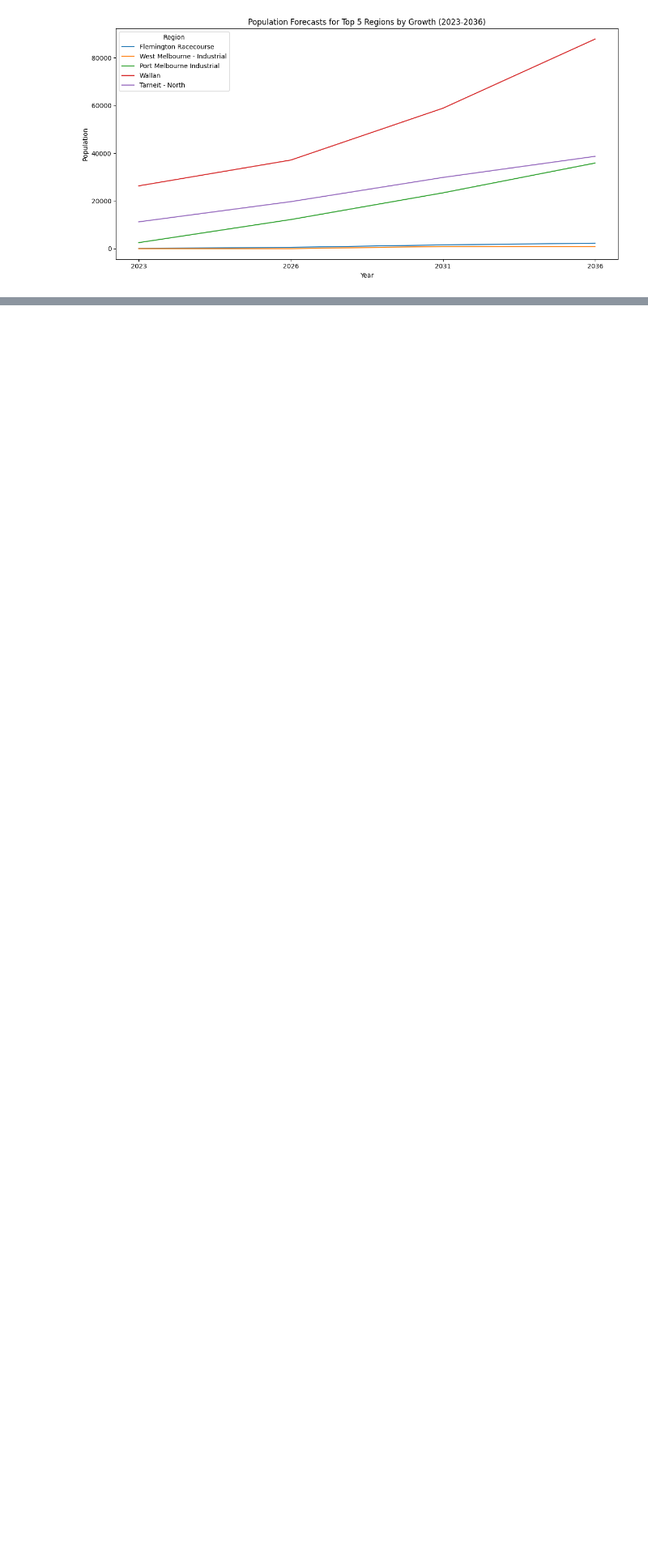
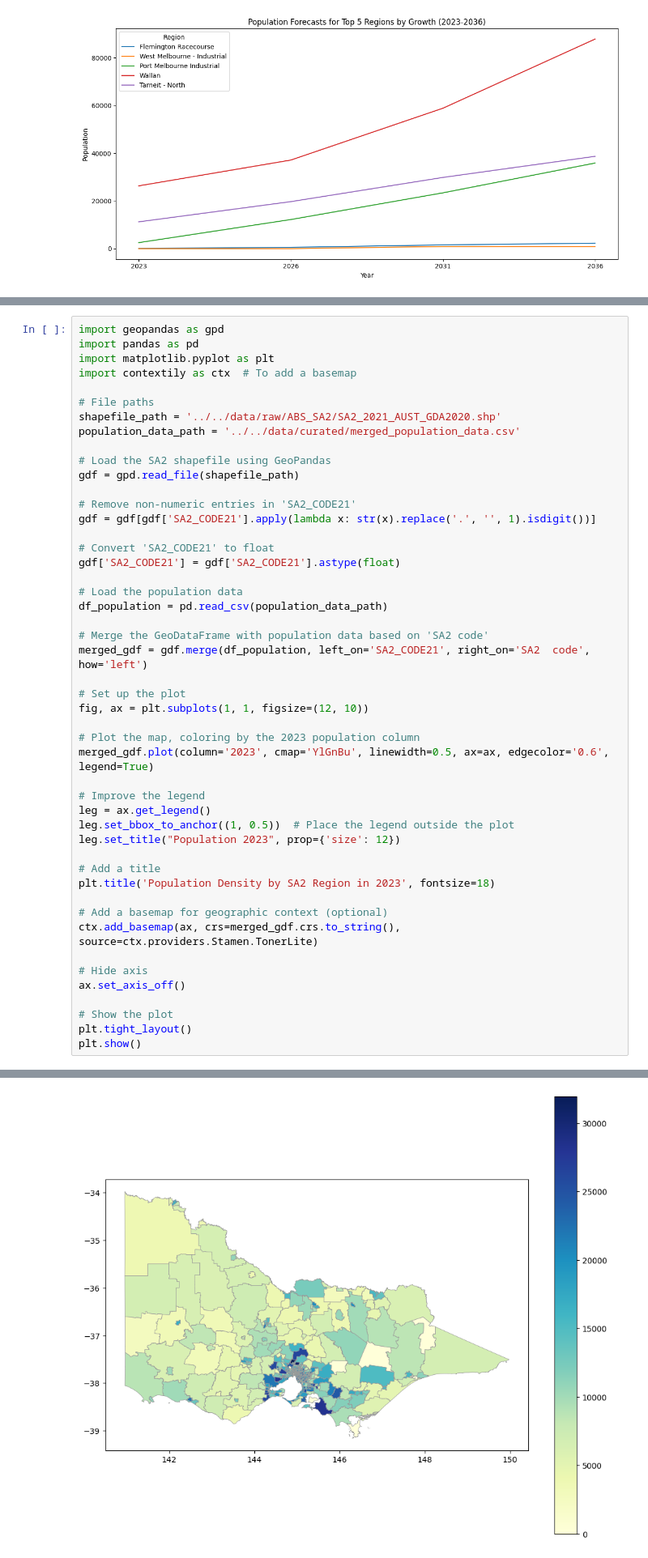
Before and after one commit to MAST30034-AppliedDataScience/project-2-group-real-estate-industry-project-1, a Jupyter notebook: notebooks/1_ABS_data/2_ABSdata_EDA.ipynb, the cells around one changed output, grey strips where cells are left out. Shown: that part at 81% size. Drawn from its saved outputs; the diff is of its cells as text; blank space fills up the shorter version.

```diff
--- a/notebooks/1_ABS_data/2_ABSdata_EDA.ipynb
+++ b/notebooks/1_ABS_data/2_ABSdata_EDA.ipynb
@@ -64,0 +115,49 @@ plt.show()
+# %%
+import geopandas as gpd
+import pandas as pd
+import matplotlib.pyplot as plt
+import contextily as ctx  # To add a basemap
+
+# File paths
+shapefile_path = '../../data/raw/ABS_SA2/SA2_2021_AUST_GDA2020.shp'
+population_data_path = '../../data/curated/merged_population_data.csv'
+
+# Load the SA2 shapefile using GeoPandas
+gdf = gpd.read_file(shapefile_path)
+
+# Remove non-numeric entries in 'SA2_CODE21'
+gdf = gdf[gdf['SA2_CODE21'].apply(lambda x: str(x).replace('.', '', 1).isdigit())]
+
+# Convert 'SA2_CODE21' to float
+gdf['SA2_CODE21'] = gdf['SA2_CODE21'].astype(float)
+
+# Load the population data
+df_population = pd.read_csv(population_data_path)
+
+# Merge the GeoDataFrame with population data based on 'SA2 code'
+merged_gdf = gdf.merge(df_population, left_on='SA2_CODE21', right_on='SA2  code', how='left')
+
+# Set up the plot
+fig, ax = plt.subplots(1, 1, figsize=(12, 10))
+
+# Plot the map, coloring by the 2023 population column
+merged_gdf.plot(column='2023', cmap='YlGnBu', linewidth=0.5, ax=ax, edgecolor='0.6', legend=True)
+
+# Improve the legend
+leg = ax.get_legend()
+leg.set_bbox_to_anchor((1, 0.5))  # Place the legend outside the plot
+leg.set_title("Population 2023", prop={'size': 12})
+
+# Add a title
+plt.title('Population Density by SA2 Region in 2023', fontsize=18)
+
+# Add a basemap for geographic context (optional)
+ctx.add_basemap(ax, crs=merged_gdf.crs.to_string(), source=ctx.providers.Stamen.TonerLite)
+
+# Hide axis
+ax.set_axis_off()
+
+# Show the plot
+plt.tight_layout()
+plt.show()
+# %% [output]
@@ -64,0 +165 @@ plt.show()
+[figure, added]
```
Also changed, not shown: parts of 4 cells of this notebook.
